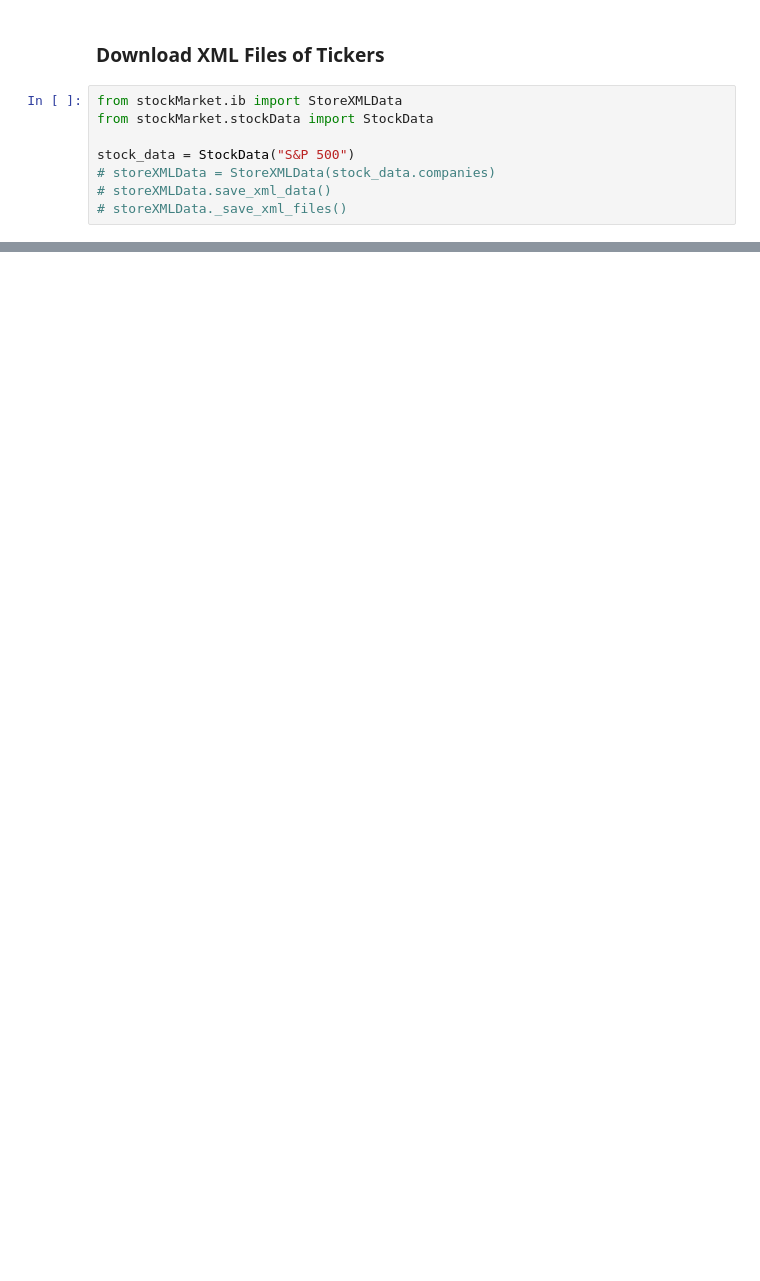
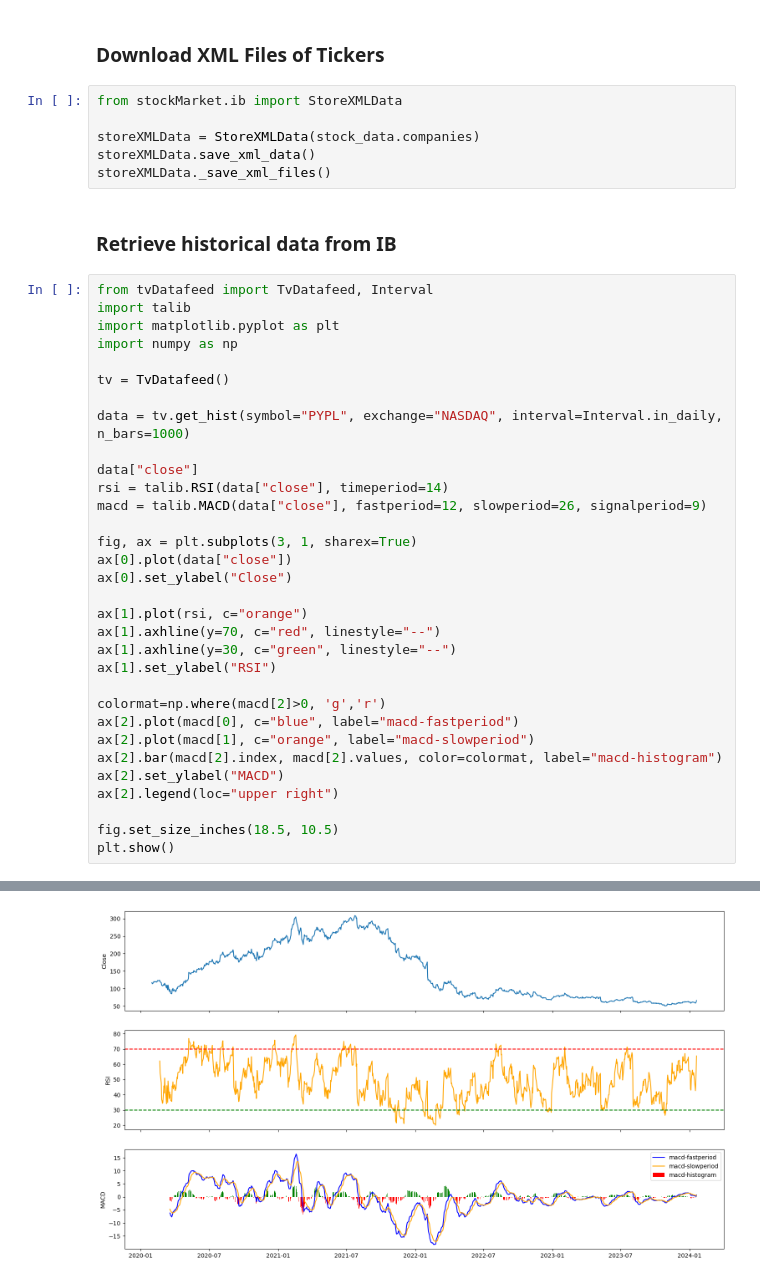
Before and after one commit to 97gamjak/stockMarket, a Jupyter notebook: notebooks/ibkr.ipynb, the cells around one changed output, grey strips where cells are left out. Saved outputs shown, nothing was run; the diff lists cells and outputs as text; blank space fills up the shorter version.

```diff
--- a/notebooks/ibkr.ipynb
+++ b/notebooks/ibkr.ipynb
@@ -14,9 +17,42 @@ The autoreload extension is already loaded. To reload it, use:
 ### Download XML Files of Tickers
 # %%
 from stockMarket.ib import StoreXMLData
-from stockMarket.stockData import StockData
 
-stock_data = StockData("S&P 500")
-# storeXMLData = StoreXMLData(stock_data.companies)
-# storeXMLData.save_xml_data()
-# storeXMLData._save_xml_files()
+storeXMLData = StoreXMLData(stock_data.companies)
+storeXMLData.save_xml_data()
+storeXMLData._save_xml_files()
+# %% [markdown]
+### Retrieve historical data from IB
+# %%
+from tvDatafeed import TvDatafeed, Interval
+import talib
+import matplotlib.pyplot as plt
+import numpy as np
+
+tv = TvDatafeed()
+
+data = tv.get_hist(symbol="PYPL", exchange="NASDAQ", interval=Interval.in_daily, n_bars=1000)
+
+data["close"]
+rsi = talib.RSI(data["close"], timeperiod=14)
+macd = talib.MACD(data["close"], fastperiod=12, slowperiod=26, signalperiod=9)
+
+fig, ax = plt.subplots(3, 1, sharex=True)
+ax[0].plot(data["close"])
+ax[0].set_ylabel("Close")
+
+ax[1].plot(rsi, c="orange")
+ax[1].axhline(y=70, c="red", linestyle="--")
+ax[1].axhline(y=30, c="green", linestyle="--")
+ax[1].set_ylabel("RSI")
+
+colormat=np.where(macd[2]>0, 'g','r')
+ax[2].plot(macd[0], c="blue", label="macd-fastperiod")
+ax[2].plot(macd[1], c="orange", label="macd-slowperiod")
+ax[2].bar(macd[2].index, macd[2].values, color=colormat, label="macd-histogram")
+ax[2].set_ylabel("MACD")
+ax[2].legend(loc="upper right")
+
+fig.set_size_inches(18.5, 10.5)
+plt.show()
+# %% [output]
@@ -22,0 +60 @@ stock_data = StockData("S&P 500")
+[figure, added]
```
Also changed, not shown: parts of 7 cells of this notebook, 5 other files.
